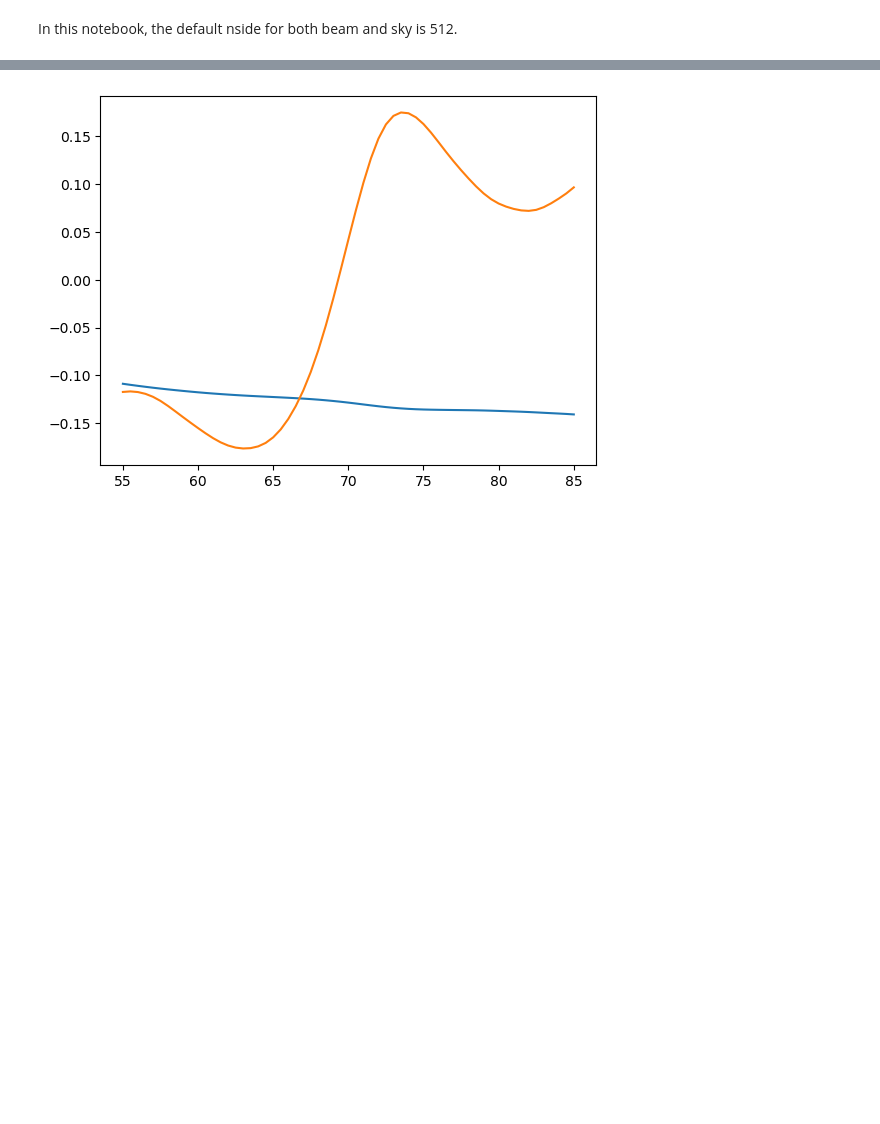
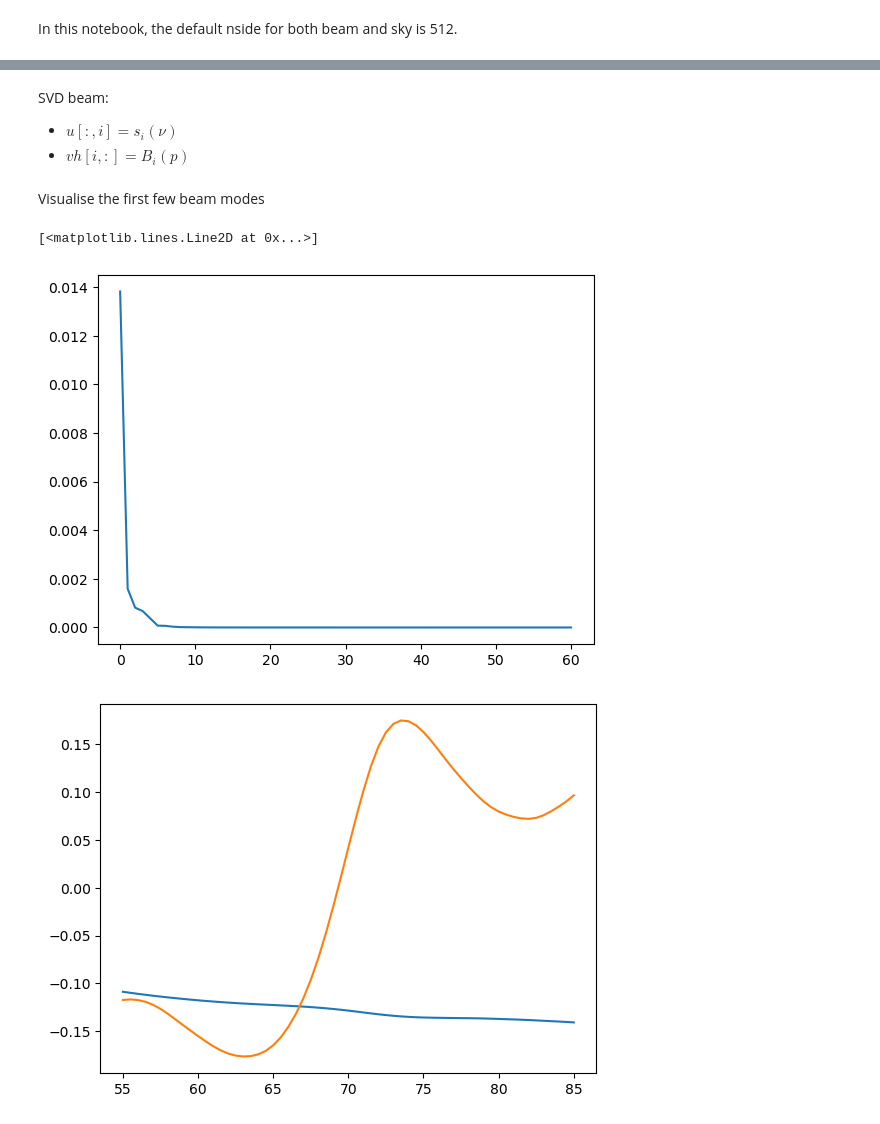
Before and after one commit to zzhang0123/MERS, a Jupyter notebook: notebooks/RHINO_beam.ipynb, the cells around one changed output, grey strips where cells are left out. Saved outputs shown, nothing was run; the diff lists cells and outputs as text; code cells hidden in the pictures; blank space fills up the shorter version.

```diff
--- a/foreground_model.ipynb
+++ b/notebooks/RHINO_beam.ipynb
@@ -25,6 +21,11 @@ horn_wet = RhinoBeam(filepath='/Users/zzhang/Downloads/HornWet/')
 # plt.plot(np.array(beam_window).T)
 # plt.yscale('log')
 # plt.xscale('log')
+# %% [markdown]
+SVD beam:
+
+- $u[:, i] = s_i(\nu)$
+- $vh[i, :] = B_i(p)$
 # %%
 # SVD decomposition
 u, s, vh = horn_wet.generate_SVD_beams()
@@ -33,3 +32,11 @@ import matplotlib.pyplot as plt
+# %% [markdown]
+Visualise the first few beam modes
+# %%
+plt.plot(s)
+plt.plo
+# %% [output]
+[<matplotlib.lines.Line2D at 0x...>]
+[figure, added]
 # %%
 # u[:, i] ==> s_i(nu)
 # vh[i, :] ==> B_i(p)
```
Also changed, not shown: parts of 5 cells of this notebook, 15 other files.
